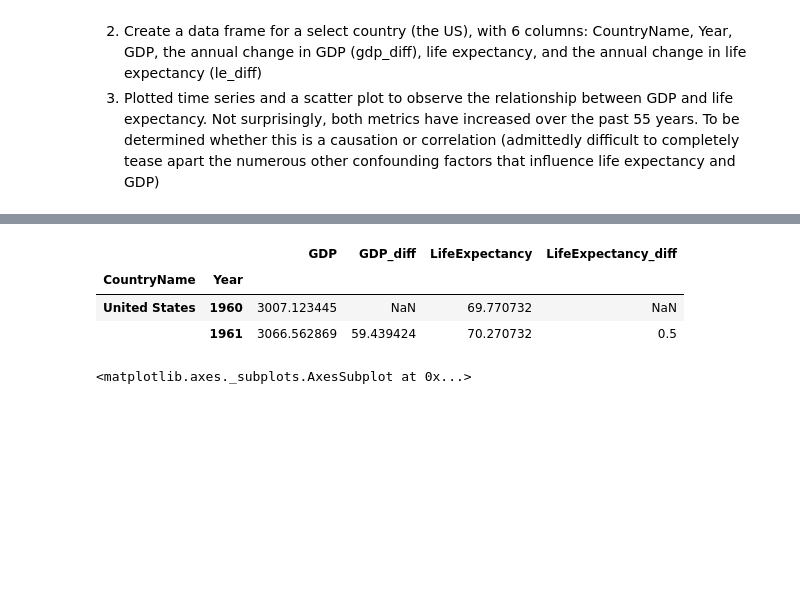
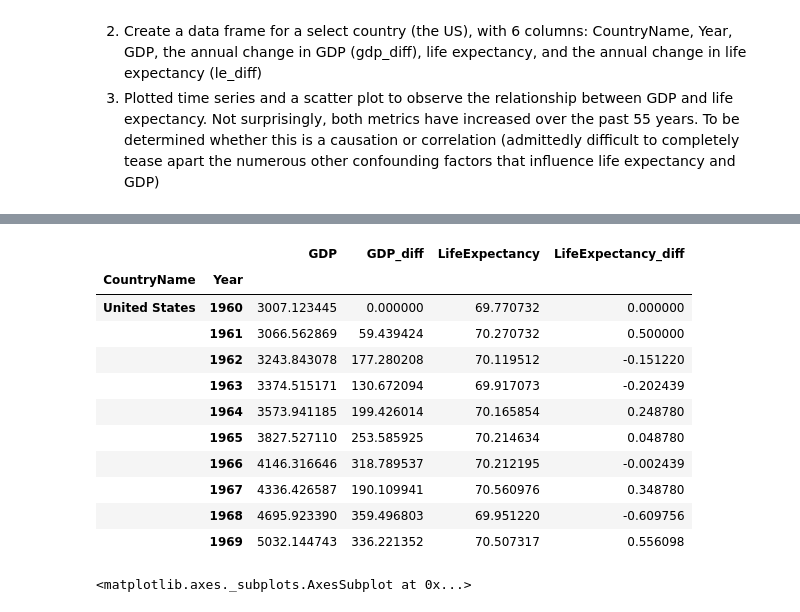
Before and after one commit to gussie/Springboard_data_science, a Jupyter notebook: Capstone project 1.ipynb, the cells around one changed output, grey strips where cells are left out. Cells and saved outputs as stored; diff of their text form; code cells hidden in the pictures; blank space fills up the shorter version.

```diff
--- a/Capstone project 1.ipynb
+++ b/Capstone project 1.ipynb
@@ -175,14 +169,24 @@ gdp_us = df[(df.IndicatorCode =='NY.GDP.PCAP.CD') & (df.CountryName =='United St
 gdp_us.head()
 gdp_us = gdp_us.pivot_table(values='Value', index=['CountryName', 'Year'], columns=['IndicatorName'])
 # %%
+# creating the data frame for us
 us_df = pd.concat([gdp_us, gdp_us.diff(), le_us, le_us.diff()], axis=1)
 us_df.columns = ['GDP', 'GDP_diff','LifeExpectancy', 'LifeExpectancy_diff']
-us_df.head(2)
+us_df.fillna(0, inplace=True)
+us_df.head(10)
 # %% [output]
 |  |  | GDP | GDP_diff | LifeExpectancy | LifeExpectancy_diff |
 | CountryName | Year |  |  |  |  |
-| United States | 1960 | 3007.123445 | NaN | 69.770732 | NaN |
-|  | 1961 | 3066.562869 | 59.439424 | 70.270732 | 0.5 |
+| United States | 1960 | 3007.123445 | 0.000000 | 69.770732 | 0.000000 |
+|  | 1961 | 3066.562869 | 59.439424 | 70.270732 | 0.500000 |
+|  | 1962 | 3243.843078 | 177.280208 | 70.119512 | -0.151220 |
+|  | 1963 | 3374.515171 | 130.672094 | 69.917073 | -0.202439 |
+|  | 1964 | 3573.941185 | 199.426014 | 70.165854 | 0.248780 |
+|  | 1965 | 3827.527110 | 253.585925 | 70.214634 | 0.048780 |
+|  | 1966 | 4146.316646 | 318.789537 | 70.212195 | -0.002439 |
+|  | 1967 | 4336.426587 | 190.109941 | 70.560976 | 0.348780 |
+|  | 1968 | 4695.923390 | 359.496803 | 69.951220 | -0.609756 |
+|  | 1969 | 5032.144743 | 336.221352 | 70.507317 | 0.556098 |
 # %%
 us_df.plot.scatter(x = 'GDP', y = 'LifeExpectancy')
 us_df.plot()
```
Also changed, not shown: parts of 10 cells of this notebook.
